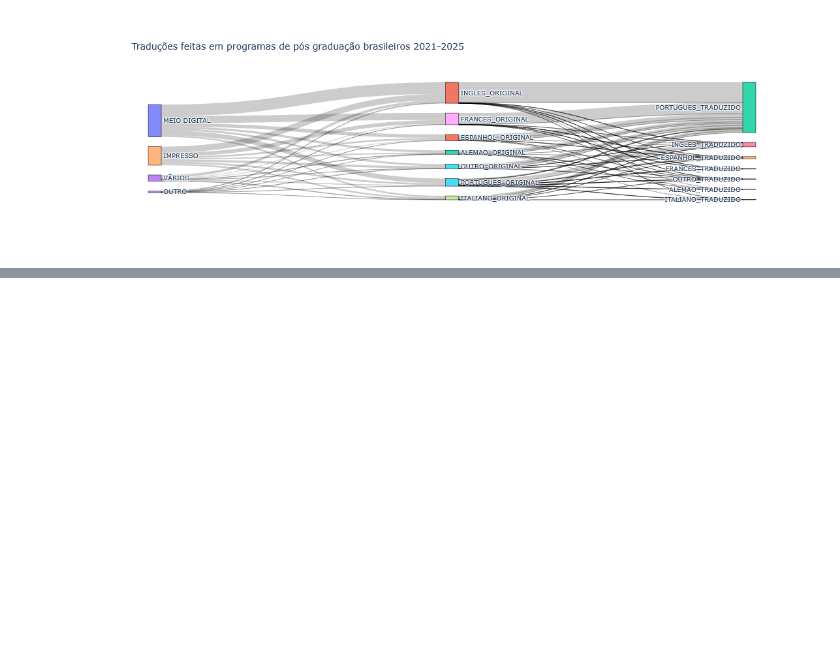
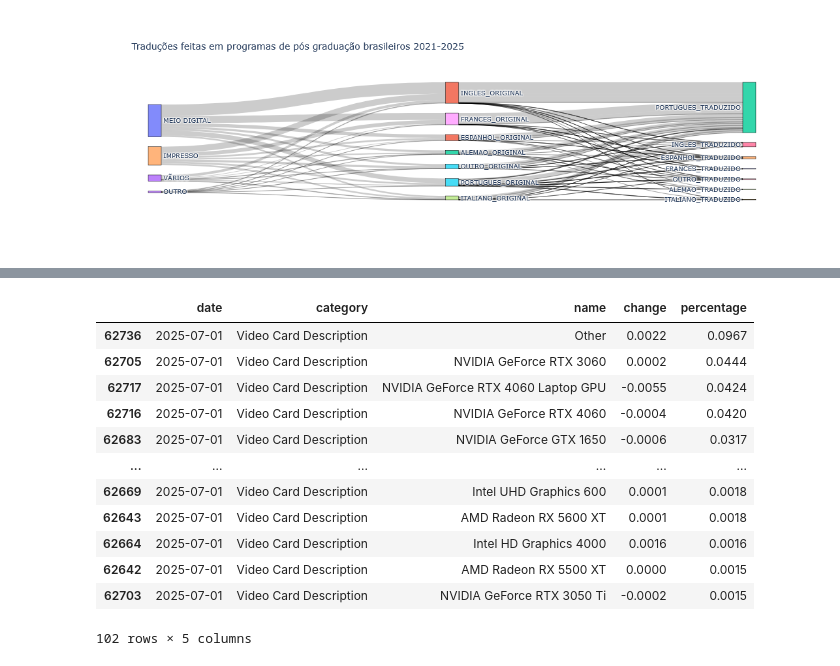
Before and after one commit to clr-cera/VisComp, a Jupyter notebook: Sankey_code.ipynb, the cells around one changed output, grey strips where cells are left out. Drawn from its saved outputs; the diff is of its cells as text; code cells hidden in the pictures; blank space fills up the shorter version.

Commit message:
steam data

```diff
--- a/Sankey_code.ipynb
+++ b/Sankey_code.ipynb
@@ -308,3 +308,5 @@ fig.update_layout(title_text="Traduções feitas em programas de pós graduaçã
 fig.show()
 # %% [output]
 [figure]
+# %%
+steamdf = pd.read_csv("shs.csv")
@@ -310,0 +340,3 @@ fig.show()
+# %%
+# Get 2025 tuples
+last_year = steamdf[steamdf['date'] == "2025-07-01"]
@@ -310,0 +352,5 @@ fig.show()
+# %%
+# Count occurrences of each different value if category is Video Card Description
+gpu_df  = last_year[last_year['category'] == 'Video Card Description']
+gpu_df = gpu_df.copy()
+gpu_df.head()
@@ -310,0 +384,17 @@ fig.show()
+# %%
+gpu_df.sort_values(by='percentage', ascending=False, inplace=True)
+gpu_df
+# %% [output]
+|  | date | category | name | change | percentage |
+| 62736 | 2025-07-01 | Video Card Description | Other | 0.0022 | 0.0967 |
+| 62705 | 2025-07-01 | Video Card Description | NVIDIA GeForce RTX 3060 | 0.0002 | 0.0444 |
+| 62717 | 2025-07-01 | Video Card Description | NVIDIA GeForce RTX 4060 Laptop GPU | -0.0055 | 0.0424 |
+| 62716 | 2025-07-01 | Video Card Description | NVIDIA GeForce RTX 4060 | -0.0004 | 0.0420 |
+| 62683 | 2025-07-01 | Video Card Description | NVIDIA GeForce GTX 1650 | -0.0006 | 0.0317 |
+| ... | ... | ... | ... | ... | ... |
+| 62669 | 2025-07-01 | Video Card Description | Intel UHD Graphics 600 | 0.0001 | 0.0018 |
+| 62643 | 2025-07-01 | Video Card Description | AMD Radeon RX 5600 XT | 0.0001 | 0.0018 |
+| 62664 | 2025-07-01 | Video Card Description | Intel HD Graphics 4000 | 0.0016 | 0.0016 |
+| 62642 | 2025-07-01 | Video Card Description | AMD Radeon RX 5500 XT | 0.0000 | 0.0015 |
+| 62703 | 2025-07-01 | Video Card Description | NVIDIA GeForce RTX 3050 Ti | -0.0002 | 0.0015 |
+102 rows × 5 columns
```
Also changed, not shown: parts of 15 cells of this notebook, 1 other file.
